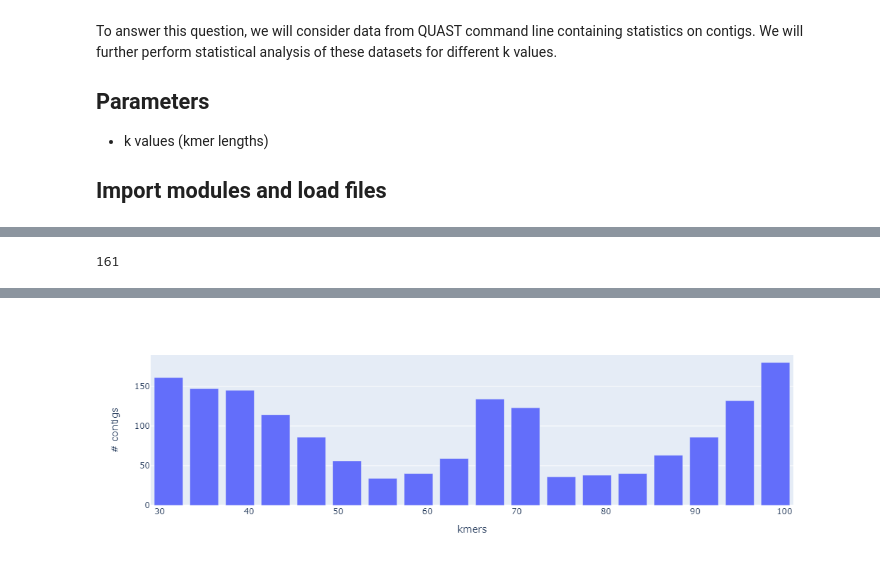
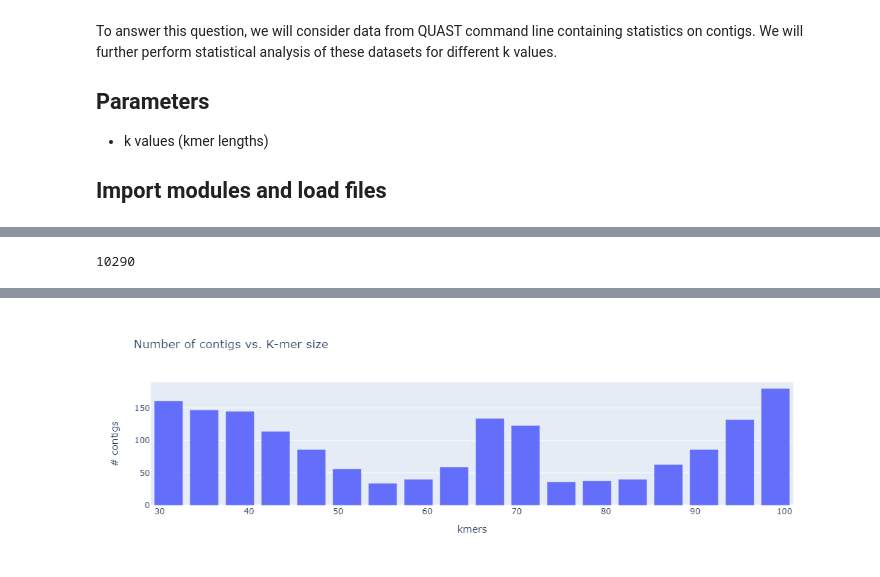
Before and after one commit to chloea31/personal_project, a Jupyter notebook: notebooks/velvet/Velvet_analysis.ipynb, the cells around one changed output, grey strips where cells are left out. Drawn from its saved outputs; the diff is of its cells as text; code cells hidden in the pictures.

Commit message:
add new version of the notebook with one more figure: largest contig size vs kmer size; rest to carry on working on these analysis

```diff
--- a/notebooks/velvet/Velvet_analysis.ipynb
+++ b/notebooks/velvet/Velvet_analysis.ipynb
@@ -41,6 +41,7 @@ for folder_file in folder_files:
     data_kmers_x = pd.read_csv(folder_file, sep = "\t", index_col = 0)
     #nb_contigs = data_kmers_x[data_kmers_x["Assembly"] == "# contigs (>= 0 bp)"]
     nb_contigs = int(data_kmers_x.loc["# contigs (>= 0 bp)", "contigs"])
+    largest_contig = int(data_kmers_x.loc["Largest contig", "contigs"])
     if "/" in folder_file:
         new_folder_file = folder_file.split("/")[5]
         #print(new_folder_file)
@@ -51,6 +52,7 @@ for folder_file in folder_files:
     dict_tsv["tsv_name"] = os.path.basename(folder_file)
     dict_tsv["kmers"] = int(kmers)
     dict_tsv["# contigs"] = nb_contigs
+    dict_tsv["largest_contig"] = largest_contig
     list_tsv.append(dict_tsv)
 
 print("===============================")
@@ -110,9 +123,10 @@ memory usage: 736.0+ bytes
 # %%
-int(data_31.loc["# contigs (>= 0 bp)", "contigs"])
+#int(data_31.loc["# contigs (>= 0 bp)", "contigs"])
+int(data_31.loc["Largest contig", "contigs"])
 # %% [output]
-161
+10290
 # %%
 # Histogram
-fig = px.bar(df_ref, x = "kmers", y = "# contigs", title = "Number of contigs vs. kmers size")
+fig = px.bar(df_ref, x = "kmers", y = "# contigs", title = "Number of contigs vs. K-mer size")
 fig.show()
 # %% [output]
@@ -119 +134 @@ fig.show()
-[figure, old version]
+[figure, new version]
```
Also changed, not shown: parts of 4 cells of this notebook, 1 other file.
